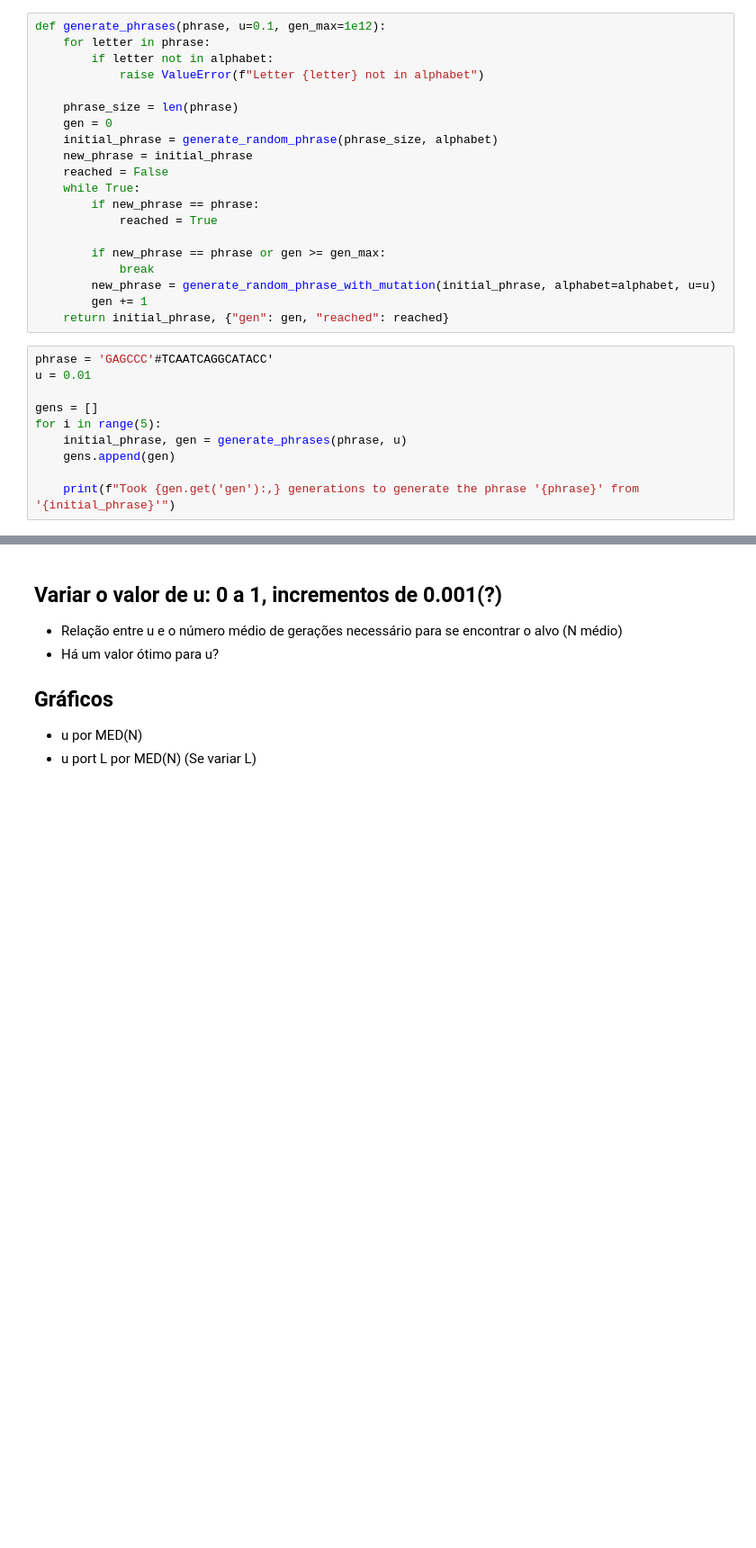
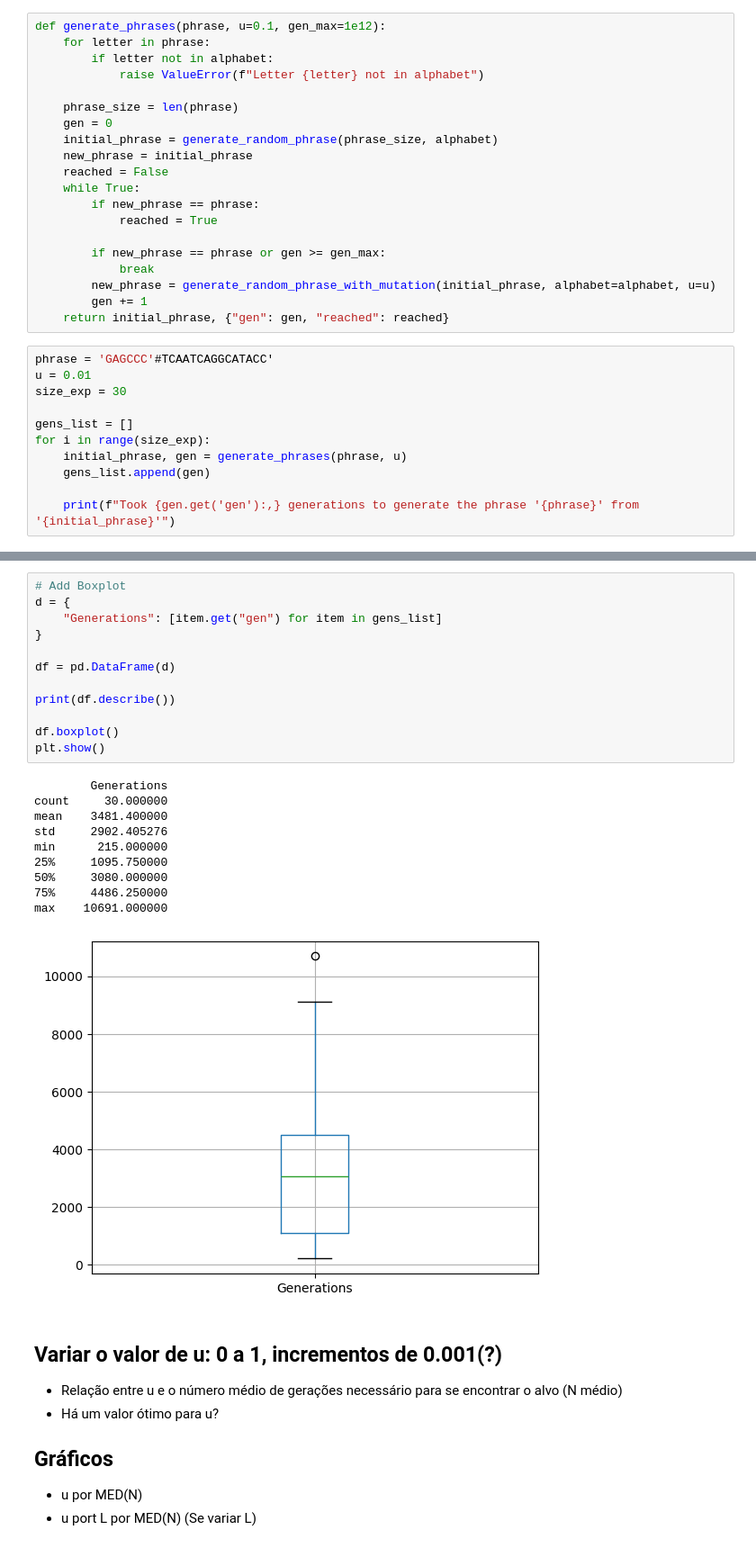
Before and after one commit to mauro-moura/GA044-Evolucao, a Jupyter notebook: Implementation_3/implementation_3_1.ipynb, the cells around one changed output, grey strips where cells are left out. Shown at 90% size. Drawn from its saved outputs; the diff is of its cells as text; blank space fills up the shorter version.

```diff
--- a/Implementation_3/implementation_3_1.ipynb
+++ b/Implementation_3/implementation_3_1.ipynb
@@ -28,11 +29,12 @@ def generate_phrases(phrase, u=0.1, gen_max=1e12):
 # %%
 phrase = 'GAGCCC'#TCAATCAGGCATACC'
 u = 0.01
+size_exp = 30
 
-gens = []
-for i in range(5):
+gens_list = []
+for i in range(size_exp):
     initial_phrase, gen = generate_phrases(phrase, u)
-    gens.append(gen)
+    gens_list.append(gen)
 
     print(f"Took {gen.get('gen'):,} generations to generate the phrase '{phrase}' from '{initial_phrase}'")
 # %% [output]
@@ -44,3 +58,26 @@ Took 6,203 generations to generate the phrase 'GAGCCC' from 'TGGACT'
+# %%
+# Add Boxplot
+d = {
+    "Generations": [item.get("gen") for item in gens_list]
+}
+
+df = pd.DataFrame(d)
+
+print(df.describe())
+
+df.boxplot()
+plt.show()
+# %% [output]
+        Generations
+count     30.000000
+mean    3481.400000
+std     2902.405276
+min      215.000000
+25%     1095.750000
+50%     3080.000000
+75%     4486.250000
+max    10691.000000
+[figure, added]
 # %% [markdown]
 ## Variar o valor de u: 0 a 1, incrementos de 0.001(?)
 
```
Also changed, not shown: parts of 7 cells of this notebook, 8 other files.
